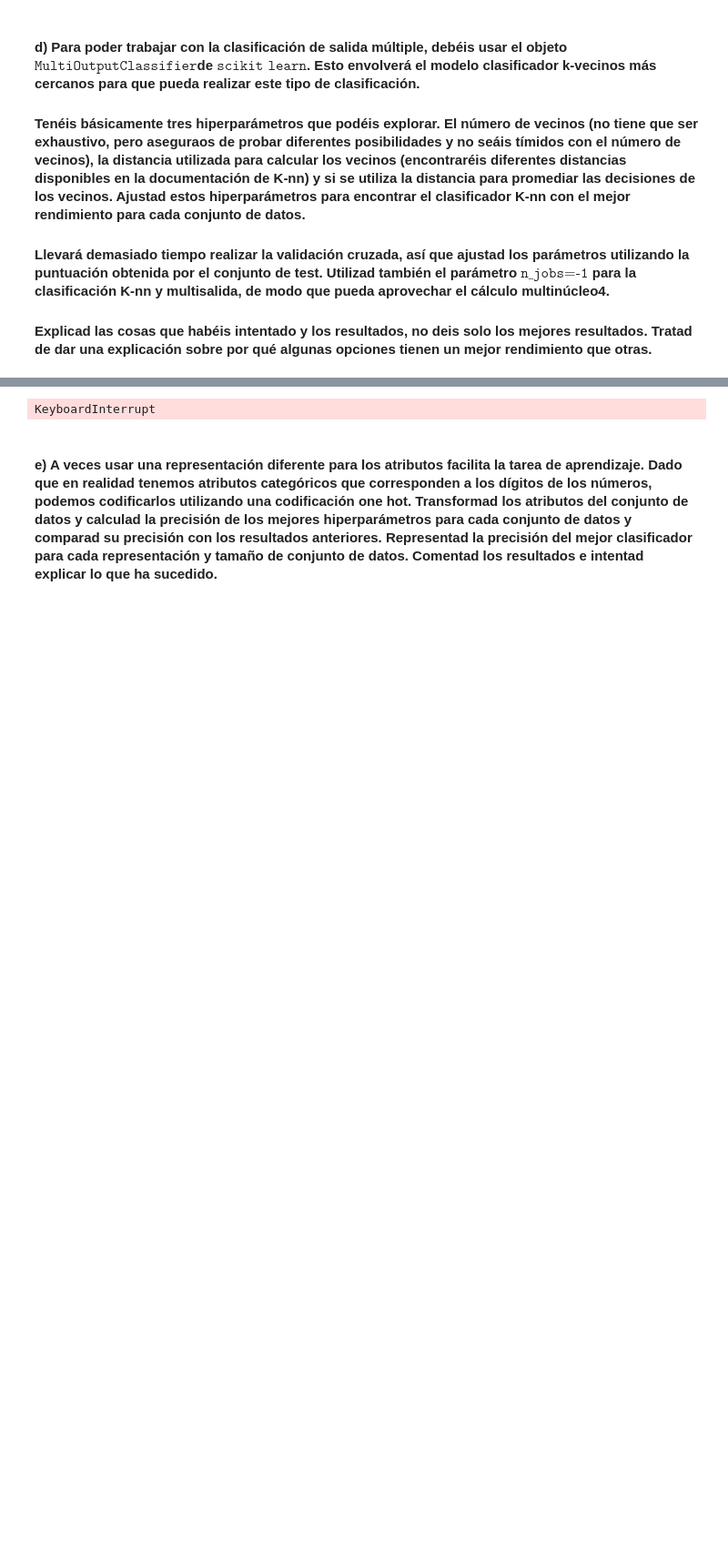
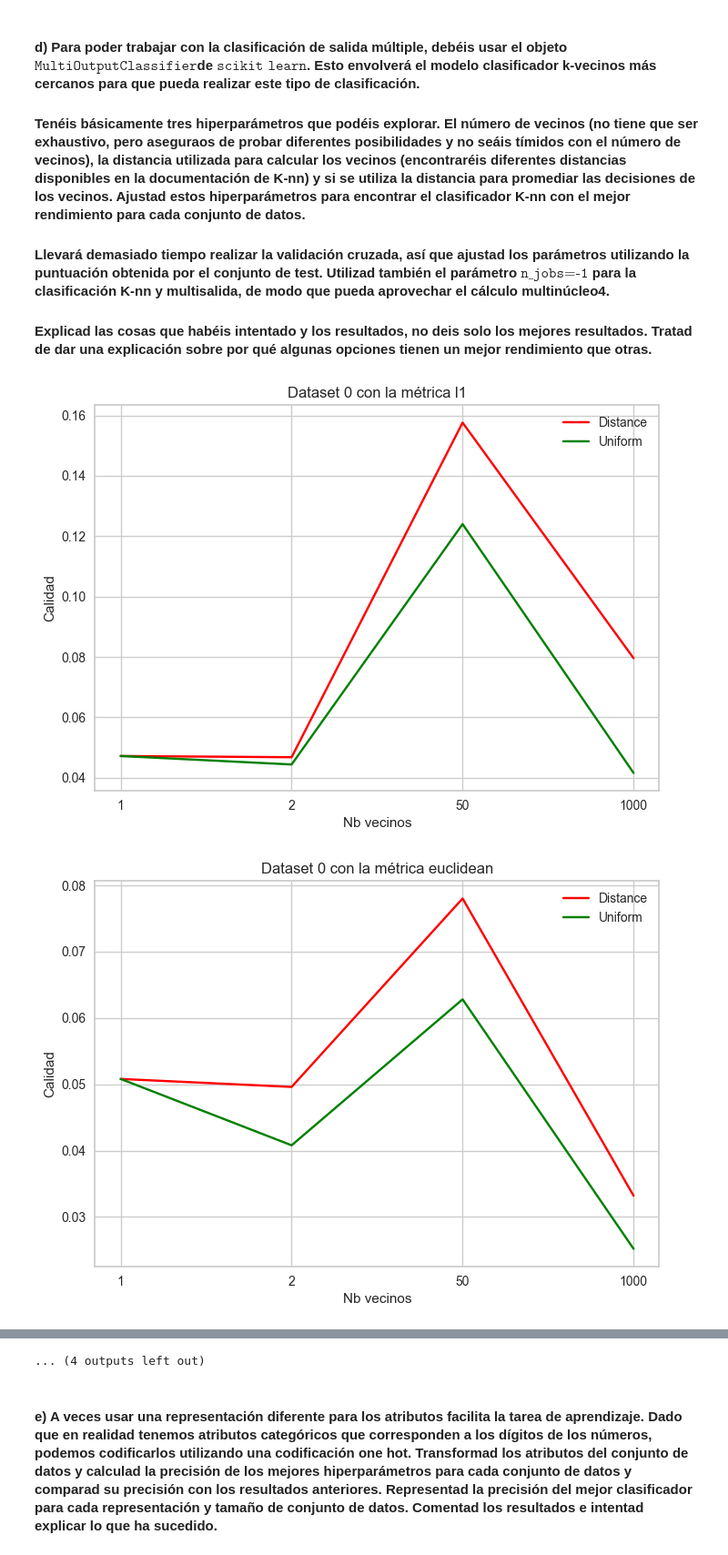
Before and after one commit to cuberhaus/APA, a Jupyter notebook: Problema3/ProblemaLlista3-GRUPAL-modificat.ipynb, the cells around one changed output, grey strips where cells are left out. Shown at 91% size. Cells and saved outputs as stored; diff of their text form; code cells hidden in the pictures; blank space fills up the shorter version.

```diff
--- a/Problema3/ProblemaLlista3-GRUPAL-modificat.ipynb
+++ b/Problema3/ProblemaLlista3-GRUPAL-modificat.ipynb
@@ -369,10 +374,12 @@ _ = sns.scatterplot(x='PC1', y='PC2', data=X_train_standarized, hue=y_train_4['Y
 # %%
 # https://scikit-learn.org/stable/modules/generated/sklearn.neighbors.KNeighborsClassifier.html
 #print(sklearn.neighbors.VALID_METRICS['brute'])
-def knnMultioutput(x_train, y_train,x_test, y_test):
-    n_neighbors = [1,2,50,100,1000]
+def knnMultioutput(x_train, y_train,x_test, y_test, name):
+    n_neighbors = [1,2,50,1000]
+    # n_neighbors = [1,2,25,50,100, 300 ,1000]
     weights = ['distance','uniform']
-    metrics = ['l2','l1','euclidean', 'manhattan', 'cosine']
+    metrics = ['l1','euclidean']
+    # metrics = ['l1','euclidean', 'manhattan', 'cosine']
 
     resultats = list(range(len(weights)))
     for i, w in enumerate(weights):
@@ -399,7 +406,7 @@ def knnMultioutput(x_train, y_train,x_test, y_test):
     veins = list(map(str,n_neighbors))
 
     for i, m in enumerate(metrics):
-        plt.title("Dataset 0 con la métrica "+m)
+        plt.title(name + " con la métrica "+m)
 
         plt.xticks(x, veins)
         plt.xlabel('Nb vecinos')
@@ -410,12 +417,14 @@ def knnMultioutput(x_train, y_train,x_test, y_test):
         plt.legend(["Distance", "Uniform"])
         plt.show()
 # %%
-knnMultioutput(X_train_0, y_train_0, X_test_0, y_test_0)
-knnMultioutput(X_train_1, y_train_1, X_test_1, y_test_1)
-knnMultioutput(X_train_2, y_train_2, X_test_2, y_test_2)
-knnMultioutput(X_train_3, y_train_3, X_test_3, y_test_3)
-knnMultioutput(X_train_4, y_train_4, X_test_4, y_test_4)
-knnMultioutput(X_train_5, y_train_5, X_test_5, y_test_5)
-knnMultioutput(X_train_6, y_train_6, X_test_6, y_test_6)
-knnMultioutput(X_train_7, y_train_7, X_test_7, y_test_7)
+knnMultioutput(X_train_0, y_train_0, X_test_0, y_test_0, "Dataset 0")
+knnMultioutput(X_train_1, y_train_1, X_test_1, y_test_1, "Dataset 1")
+knnMultioutput(X_train_2, y_train_2, X_test_2, y_test_2, "Dataset 2")
+knnMultioutput(X_train_3, y_train_3, X_test_3, y_test_3, "Dataset 3")
+knnMultioutput(X_train_4, y_train_4, X_test_4, y_test_4, "Dataset 4")
+knnMultioutput(X_train_5, y_train_5, X_test_5, y_test_5, "Dataset 5")
+knnMultioutput(X_train_6, y_train_6, X_test_6, y_test_6, "Dataset 6")
+knnMultioutput(X_train_7, y_train_7, X_test_7, y_test_7, "Dataset 7")
 # %% [output]
+[figure, added]
+[figure, added]
@@ -422,4 +441,4 @@ knnMultioutput(X_train_7, y_train_7, X_test_7, y_test_7)
-KeyboardInterrupt
+... (4 outputs left out)
 # %% [markdown]
 #### e) A veces usar una representación diferente para los atributos facilita la tarea de aprendizaje. Dado que en realidad tenemos atributos categóricos que corresponden a los dígitos de los números, podemos codificarlos utilizando una codificación one hot. Transformad los atributos del conjunto de datos y calculad la precisión de los mejores hiperparámetros para cada conjunto de datos y comparad su precisión con los resultados anteriores. Representad la precisión del mejor clasificador para cada representación y tamaño de conjunto de datos. Comentad los resultados e intentad explicar lo que ha sucedido.
 # %%
```
Also changed, not shown: parts of 4 cells of this notebook.
